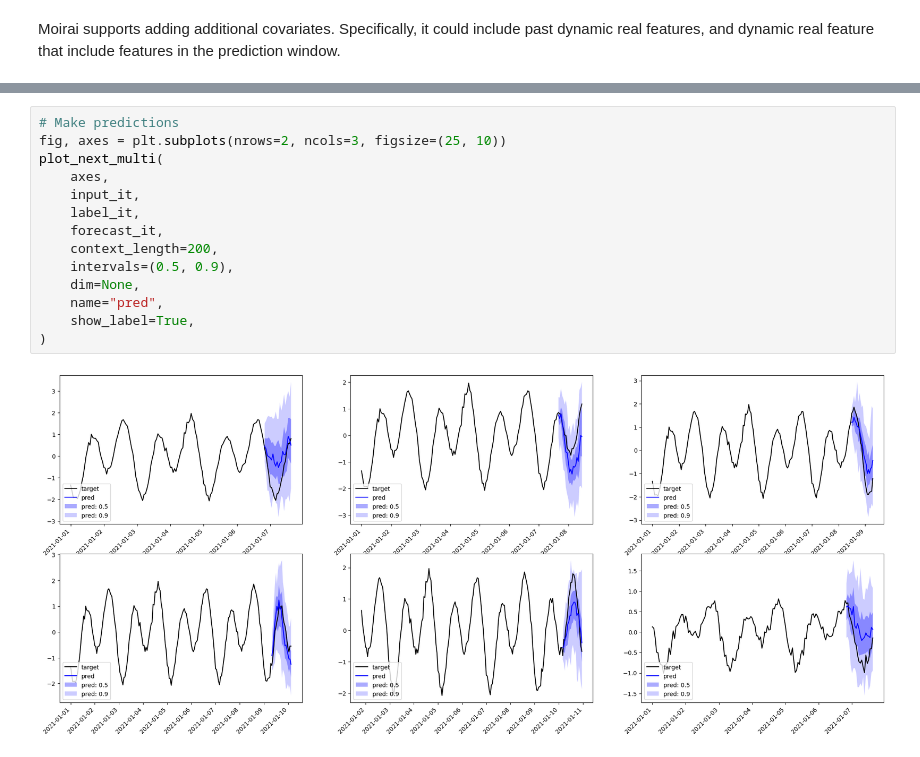
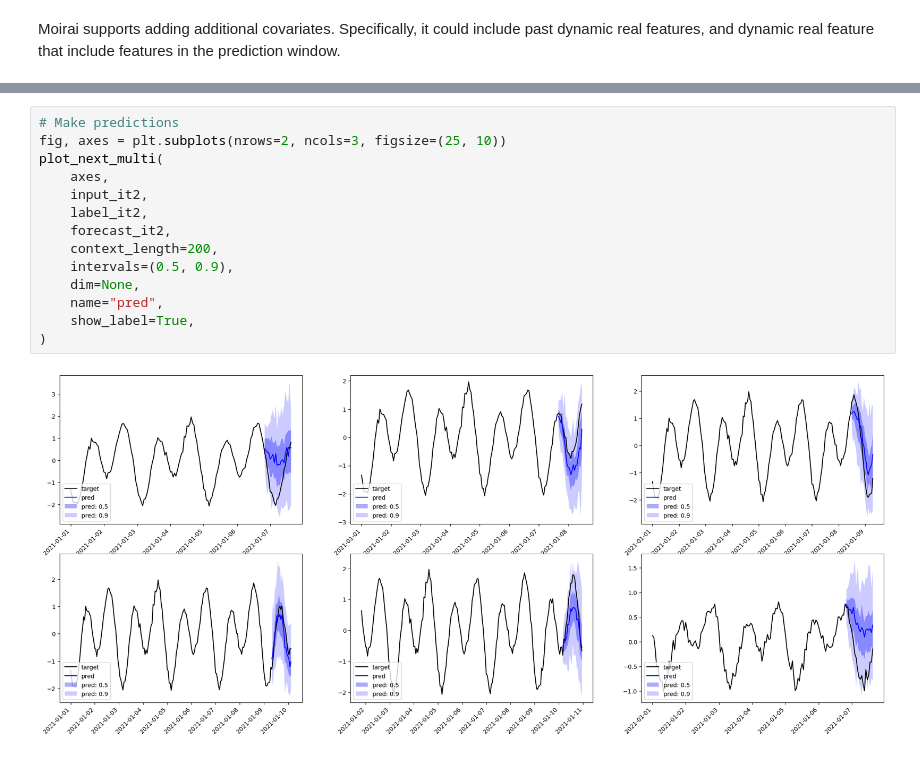
Before and after one commit to jkc4416/study_jkc, a Jupyter notebook: artificial_intelligence/application_field/time_series/github/moirai/uni2ts/example/moirai_forecast_pandas.ipynb, the cells around one changed output, grey strips where cells are left out. Cells and saved outputs as stored; diff of their text form.

```diff
--- a/artificial_intelligence/application_field/time_series/github/moirai/uni2ts/example/moirai_forecast_pandas.ipynb
+++ b/artificial_intelligence/application_field/time_series/github/moirai/uni2ts/example/moirai_forecast_pandas.ipynb
@@ -499,16 +714,16 @@ forecast_it = iter(forecasts)
 # %%
 # Make predictions
 fig, axes = plt.subplots(nrows=2, ncols=3, figsize=(25, 10))
 plot_next_multi(
     axes,
-    input_it,
-    label_it,
-    forecast_it,
+    input_it2,
+    label_it2,
+    forecast_it2,
     context_length=200,
     intervals=(0.5, 0.9),
     dim=None,
     name="pred",
     show_label=True,
 )
 # %% [output]
-[figure, old version]
+[figure, new version]
```
Also changed, not shown: parts of 11 cells of this notebook.
